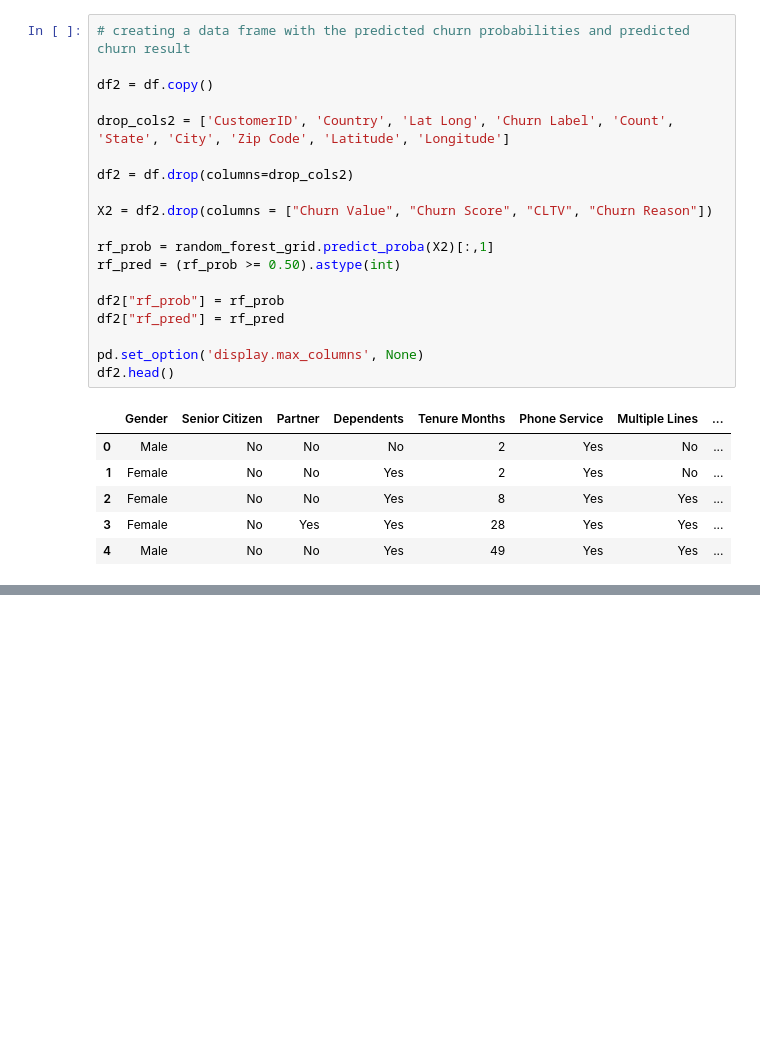
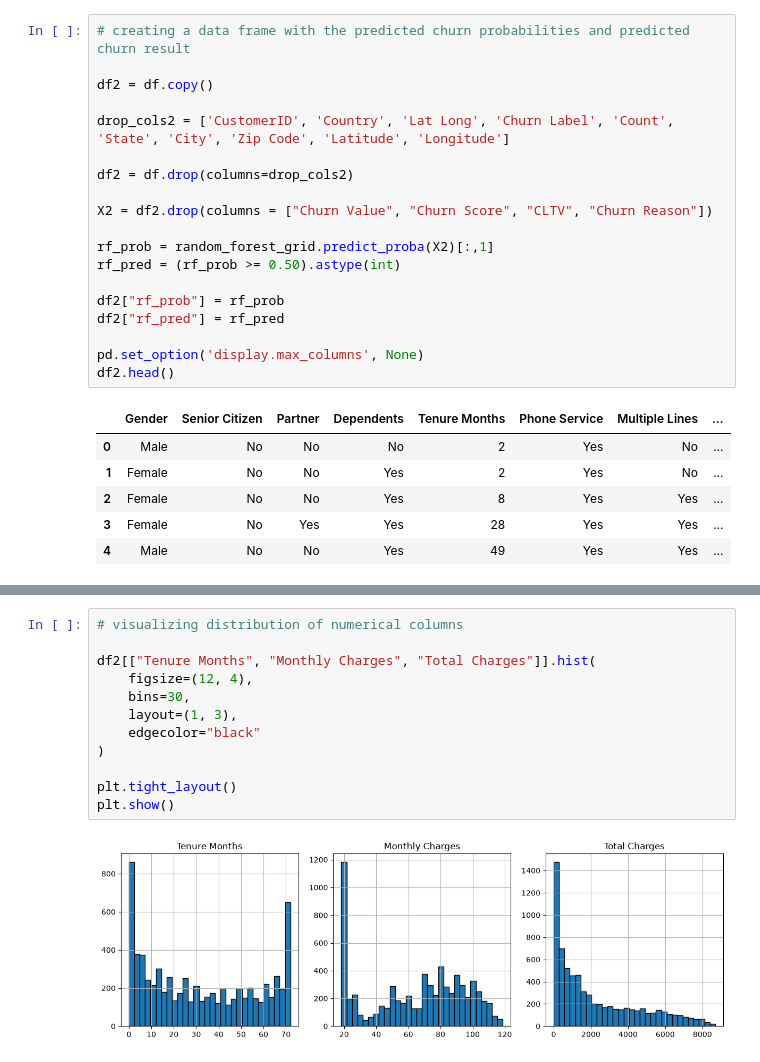
Before and after one commit to jharrison4386/ADS-505-Group-8-Project, a Jupyter notebook: final_project_predictive_modeling.ipynb, the cells around one changed output, grey strips where cells are left out. Saved outputs shown, nothing was run; the diff lists cells and outputs as text; blank space fills up the shorter version.

```diff
--- a/final_project_predictive_modeling.ipynb
+++ b/final_project_predictive_modeling.ipynb
@@ -989,0 +969,14 @@ for col in num_cols:
+# %%
+# visualizing distribution of numerical columns
+
+df2[["Tenure Months", "Monthly Charges", "Total Charges"]].hist(
+    figsize=(12, 4),
+    bins=30,
+    layout=(1, 3),
+    edgecolor="black"
+)
+
+plt.tight_layout()
+plt.show()
+# %% [output]
+[figure, added]
```
Also changed, not shown: parts of 42 cells of this notebook.
